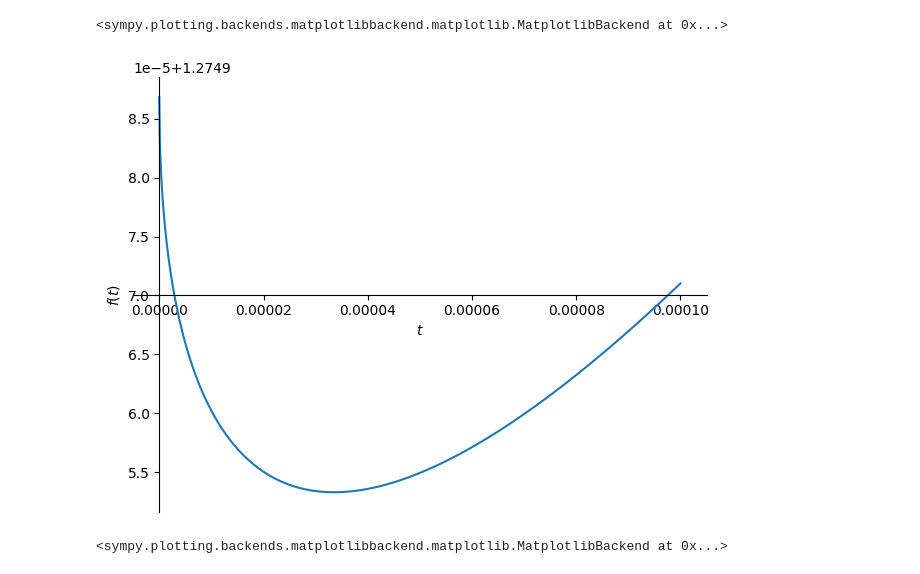
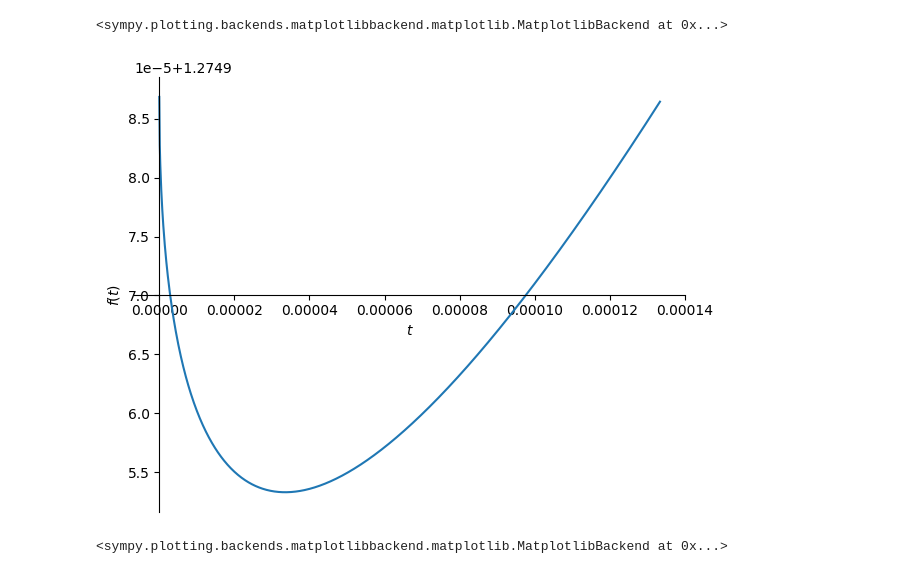
Before and after one commit to alvazi2/RelativisticIllumination, a Jupyter notebook: MoonSweep.ipynb, the cells around one changed output. Drawn from its saved outputs; the diff is of its cells as text; code cells hidden in the pictures.

```diff
--- a/MoonSweep.ipynb
+++ b/MoonSweep.ipynb
@@ -111,7 +111,7 @@ sweepAngle = Lambda(t, alpha_maxMoon - angularSpeed*t)
 arrivalTime = Lambda(t, t + pathLengthMoon(sweepAngle(t))/speedOfLight)
 # %%
 #
-plot(arrivalTime(t), (t, 0, sweepDuration/10000))
+plot(arrivalTime(t), (t, 0, sweepDuration/7500))
 # %% [output]
-[figure, old version]
+[figure, new version]
 <sympy.plotting.backends.matplotlibbackend.matplotlib.MatplotlibBackend at 0x...>
```
Also changed, not shown: 1 other file.
